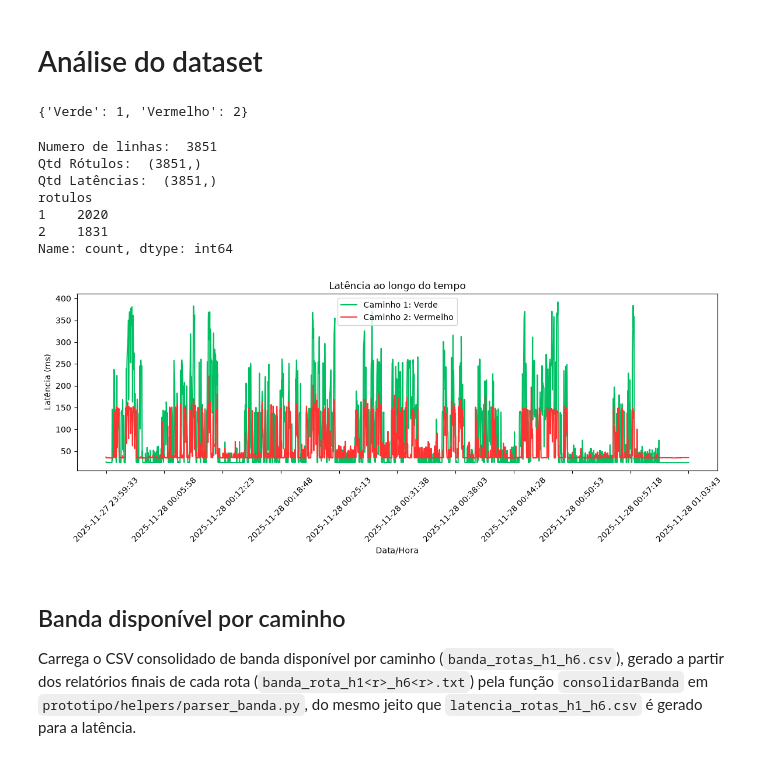
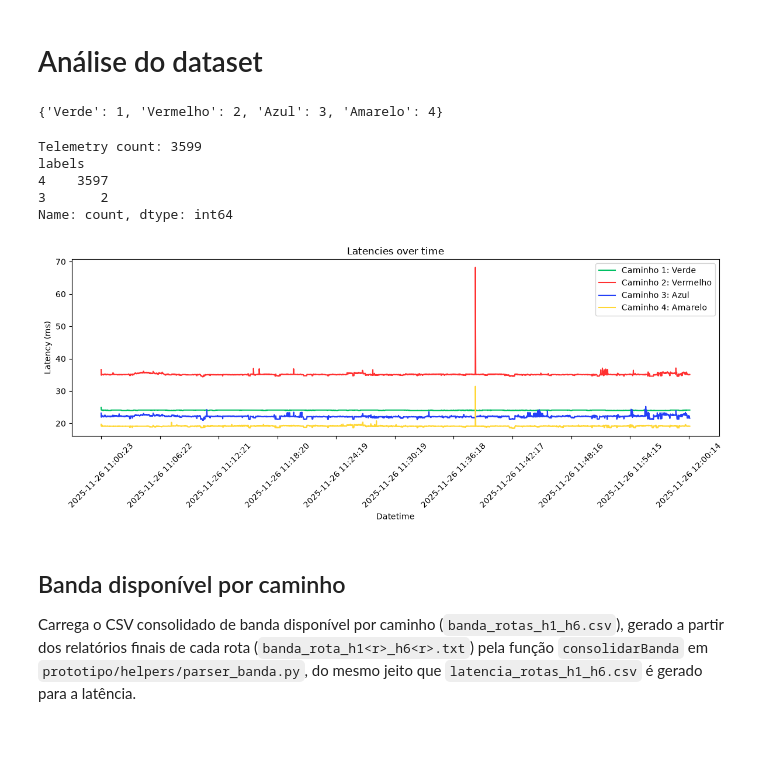
Before and after one commit to auerbeatriz/path-aware-datasets, a Jupyter notebook: Análise_de_modelos_de_ML_para_previsão_de_caminhos.ipynb, the cells around one changed output. Saved outputs shown, nothing was run; the diff lists cells and outputs as text; code cells hidden in the pictures.

Commit message:
feat: allow multiple telemetry sources on predictive analysis

```diff
--- a/Análise_de_modelos_de_ML_para_previsão_de_caminhos.ipynb
+++ b/Análise_de_modelos_de_ML_para_previsão_de_caminhos.ipynb
@@ -528,13 +529,16 @@ TEST_ON_COLAB = False
 
 DATASET_FOLDER = 'datasets'
 RESULTS_FOLDER = 'resultados_am'
-DATASET = 'D4a'
+DATASET = 'D1'
 
-CENARIO = 'Teste'
+CENARIO = 'CombinedTelemetry_LowerLatency'
 
+telemetry_history_csv = 'historico_telemetria_h1_h6.csv' # sempre csv
 historico_latencias_csv = 'latencia_rotas_h1_h6_12.csv' # sempre csv
 historico_banda_csv = 'banda_rotas_h1_h6.csv' # sempre csv
-rotulos_txt = 'rotulos_h1_h6_12.txt'    # sempre txt
+rotulos_txt = 'rotulos_menor_latencia_historico.txt'    # sempre txt
+
+telemetry_sources_quantity = 2 # latency, bandwidth...
 
 if TEST_ON_COLAB:
     pasta_dataset = f"/content/drive/MyDrive/{DATASET_FOLDER}/{DATASET}"
@@ -549,12 +553,12 @@ os.makedirs(pasta_resultados, exist_ok=True)
 # %% [markdown]
 ## Import de Dados
 # %%
-historico_latencias = pd.read_csv(f"{pasta_dataset}/{historico_latencias_csv}")
+telemetry_history = pd.read_csv(f"{pasta_dataset}/{telemetry_history_csv}")
 rotulos = np.loadtxt(f"{pasta_dataset}/{rotulos_txt}", comments='#', dtype=int)
 
-latencia_por_rota = historico_latencias.iloc[:, 1:].values
+telemetry_values = telemetry_history.iloc[:, 1:].values
 
-datetimes = historico_latencias.iloc[:, 0].values
+datetimes = telemetry_history.iloc[:, 0].values
 datetimes_dt = pd.to_datetime(datetimes)
 
 temporal_features = np.column_stack([
@@ -567,9 +571,9 @@ temporal_features = np.column_stack([
     datetimes_dt.year            # Ano
 ])
 
-print(datetimes[:5], '\n')
+print('Datetimes\n', datetimes[:5], '\n')
 print(datetimes_dt[:5], '\n')
 print(temporal_features[:5], '\n')
-print(latencia_por_rota[:5], '\n')
-print(rotulos[:5])
+print('Telemetry values\n', telemetry_values[:5], '\n')
+print('Labels\n', rotulos[:5])
 # %% [output]
@@ -593,8 +600,5 @@ DatetimeIndex(['2025-11-27 23:59:33', '2025-11-27 23:59:34',
 # %%
-X = np.hstack([temporal_features, latencia_por_rota])
-y = rotulos
-
-pathIds = list(range(1, latencia_por_rota.shape[1]+1))
-n_classes = len(pathIds)
+path_count = n_classes = (telemetry_values.shape[1] // telemetry_sources_quantity)
+pathIds = list(range(1, path_count +1))
 # %%
 print(f"Shape: {X.shape}")
@@ -627,50 +636,54 @@ for pathId in pathIds:
 
 print(classes)
 # %% [output]
-{'Verde': 1, 'Vermelho': 2}
+{'Verde': 1, 'Vermelho': 2, 'Azul': 3, 'Amarelo': 4}
 # %%
-d = {  'rotulos': pd.Series(rotulos),
-	   'latencias': pd.Series(latencia_por_rota.tolist()) }
+d = {  'labels': pd.Series(rotulos),
+	   'temeletry': pd.Series(telemetry_values.tolist()) }
 
 df = pd.DataFrame(d)
 
-qtd_leituras = df.shape[0]
+telemetry_readings_count = df.shape[0]
+labels_count = rotulos.shape[0]
+telemetry_count = df['temeletry'].shape[0]
 
-print("Numero de linhas: ", qtd_leituras)
-print("Qtd Rótulos: ", rotulos.shape)
-print("Qtd Latências: ", df['latencias'].shape)
+if telemetry_readings_count != labels_count !=  telemetry_count:
+    print("TELEMETRY COUNT DOES NOT MATCH!")
+    print("Telemetry reading count: ", telemetry_readings_count)
+    print("Labels count: ", labels_count)
+    print("Telemetry count: ", telemetry_count)
+else:
+    print('Telemetry count:', telemetry_count)
 
-print(df['rotulos'].value_counts())
+print(df['labels'].value_counts())
 # %% [output]
-Numero de linhas:  3851
-Qtd Rótulos:  (3851,)
-Qtd Latências:  (3851,)
-rotulos
-1    2020
-2    1831
+Telemetry count: 3599
+labels
+4    3597
+3       2
 Name: count, dtype: int64
 # %%
 fig = plt.figure(figsize=(12, 5))
 
 for pathId in pathIds:
     propriedades = rotas[pathId]
     nome = propriedades["nome"]
     cor = propriedades["cor"]
 
-    plt.plot(datetimes, latencia_por_rota[:, pathId - 1], label=f'Caminho {pathId}: {nome}', color=cor, linewidth=1.5)
+    plt.plot(datetimes, telemetry_values[:, pathId - 1], label=f'Caminho {pathId}: {nome}', color=cor, linewidth=1.5)
 
 step = max(1, len(datetimes) // 10)  # mostra +- 10 datas no eixo
 plt.xticks(datetimes[::step], rotation=45)
 
 plt.legend()
-plt.xlabel('Data/Hora')
-plt.ylabel('Latência (ms)')
-plt.title('Latência ao longo do tempo')
+plt.xlabel('Datetime')
+plt.ylabel('Latency (ms)')
+plt.title('Latencies over time')
 plt.xticks(rotation=45)
 plt.tight_layout()
 plt.show()
 # %% [output]
-[figure, old version]
+[figure, new version]
 # %% [markdown]
 ## Banda disponível por caminho
 
```
Also changed, not shown: parts of 5 cells of this notebook, 2 other files.
